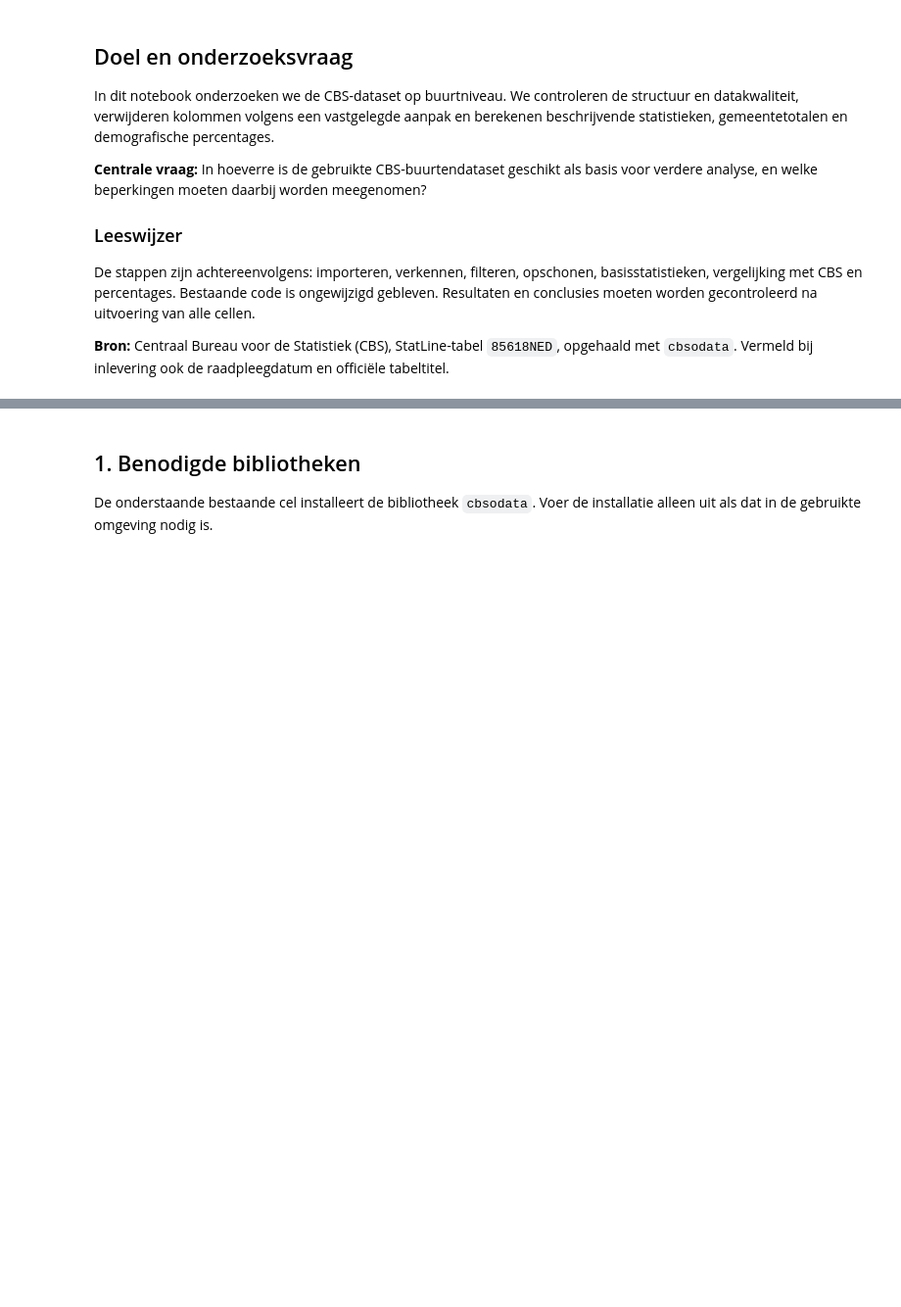
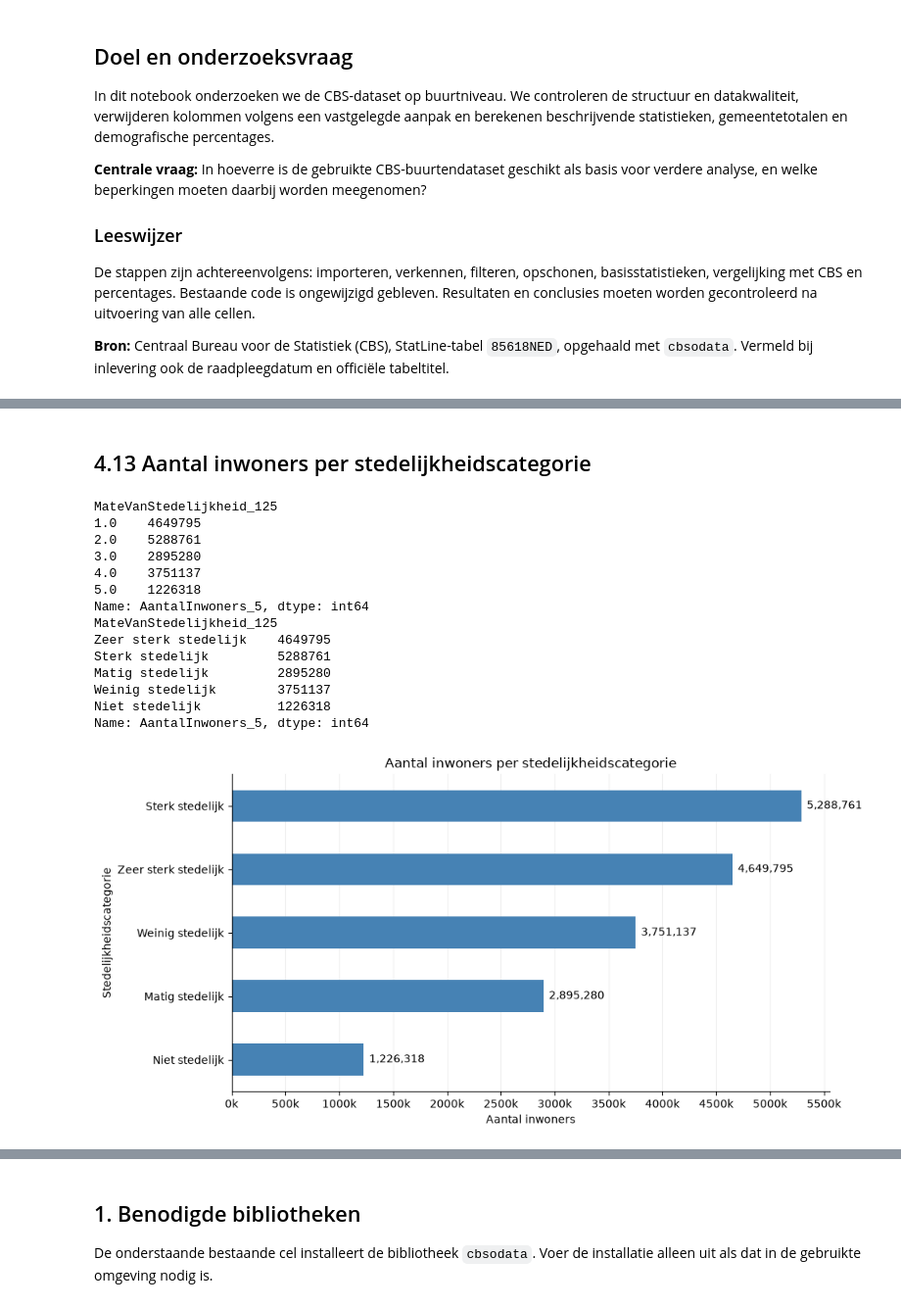
Before and after one commit to Ismael-John/DataLab-Semester-1, a Jupyter notebook: gezamelijke notebook.ipynb, the cells around one changed output, grey strips where cells are left out. Shown at 98% size. Cells and saved outputs as stored; diff of their text form; code cells hidden in the pictures; blank space fills up the shorter version.

```diff
--- a/gezamelijke notebook.ipynb
+++ b/gezamelijke notebook.ipynb
@@ -30,0 +929,77 @@ De stappen zijn achtereenvolgens: importeren, verkennen, filteren, opschonen, ba
+# %% [markdown]
+## 4.13 Aantal inwoners per stedelijkheidscategorie
+# %%
+gemeenten = df[df['SoortRegio_2'].str.strip() == 'Gemeente']
+
+df_stedelijkheid = gemeenten.groupby('MateVanStedelijkheid_125')['AantalInwoners_5'].sum()
+
+print(df_stedelijkheid)
+#De vijf stedelijkheidscategorieën zijn:
+#1. Zeer sterk stedelijk
+#2. Sterk stedelijk
+#3. Matig stedelijk
+#4. Weinig stedelijk
+#5. Niet stedelijk
+df_stedelijkheid = gemeenten.groupby('MateVanStedelijkheid_125')['AantalInwoners_5'].sum()
+
+df_stedelijkheid.index = df_stedelijkheid.index.map({
+    1: 'Zeer sterk stedelijk',
+    2: 'Sterk stedelijk',
+    3: 'Matig stedelijk',
+    4: 'Weinig stedelijk',
+    5: 'Niet stedelijk'
+})
+
+print(df_stedelijkheid)
+
+import matplotlib.ticker as ticker
+
+ax = df_stedelijkheid.sort_values().plot(
+    kind='barh',
+    figsize=(10, 5),
+    color='steelblue'
+)
+
+# Aantallen achter de staven
+ax.bar_label(ax.containers[0], padding=5, fmt='{:,}')
+
+# X-as in duizendtallen
+ax.xaxis.set_major_locator(ticker.MultipleLocator(500000))
+ax.xaxis.set_major_formatter(
+    ticker.FuncFormatter(lambda x, pos: f'{x/1000:.0f}k')
+)
+
+# Bovenste en rechter rand verwijderen
+ax.spines['top'].set_visible(False)
+ax.spines['right'].set_visible(False)
+
+# Rustige rasterlijnen
+ax.grid(axis='x', alpha=0.2)
+ax.set_axisbelow(True)
+
+plt.title('Aantal inwoners per stedelijkheidscategorie')
+plt.xlabel('Aantal inwoners')
+plt.ylabel('Stedelijkheidscategorie')
+
+plt.tight_layout()
+plt.show()
+
+#In de grafiek kan je zien dat het aantal inwoners per stedelijkheidscategorie heel erg kunnen verschillen. Tussen sterk stedelijk en zeer sterk stedelijk zit al een verschil van bijna 650k inwoners.
+#Dit zou bijvoorbeeld kunnen omdat in sterk stedelijke gebieden mensen dicht bij elkaar wonen, en in niet stedelijk juist veel verder uit elkaar. Hier moet weer rekening mee worden gehouden met de elektriciteit, omdat het in dichtbebouwde gebieden het lastiger kan zijn om ruimte te vinden voor bv de kabels. Ook kan er daardoor op 1 gebied veel elektriciteit nodig zijn.
+#Om de elektriciteitsbehoefte te kunnen weten moet je dus rekening houden met meerdere factoren door elkaar heen.
+# %% [output]
+MateVanStedelijkheid_125
+1.0    4649795
+2.0    5288761
+3.0    2895280
+4.0    3751137
+5.0    1226318
+Name: AantalInwoners_5, dtype: int64
+MateVanStedelijkheid_125
+Zeer sterk stedelijk    4649795
+Sterk stedelijk         5288761
+Matig stedelijk         2895280
+Weinig stedelijk        3751137
+Niet stedelijk          1226318
+Name: AantalInwoners_5, dtype: int64
+[figure, added]
```
Also changed, not shown: parts of 62 cells of this notebook.
